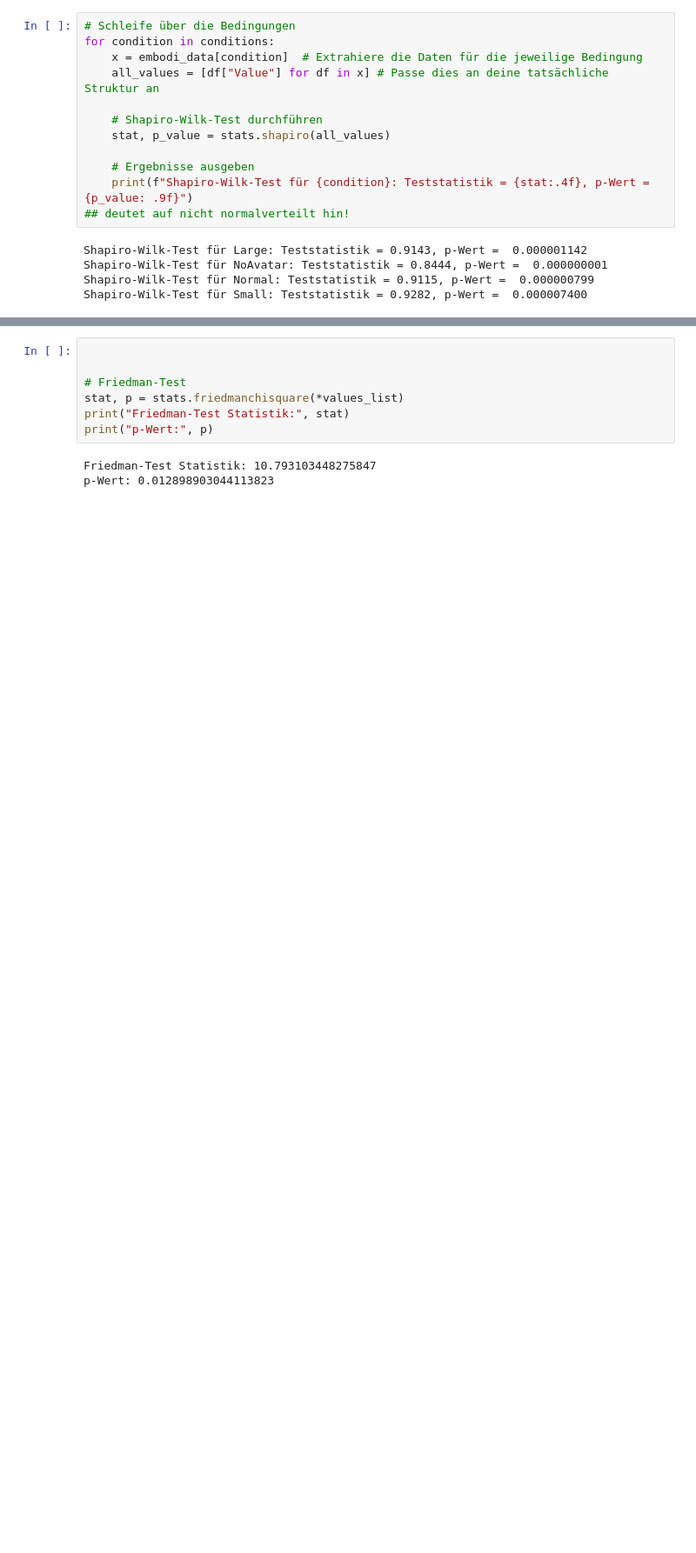
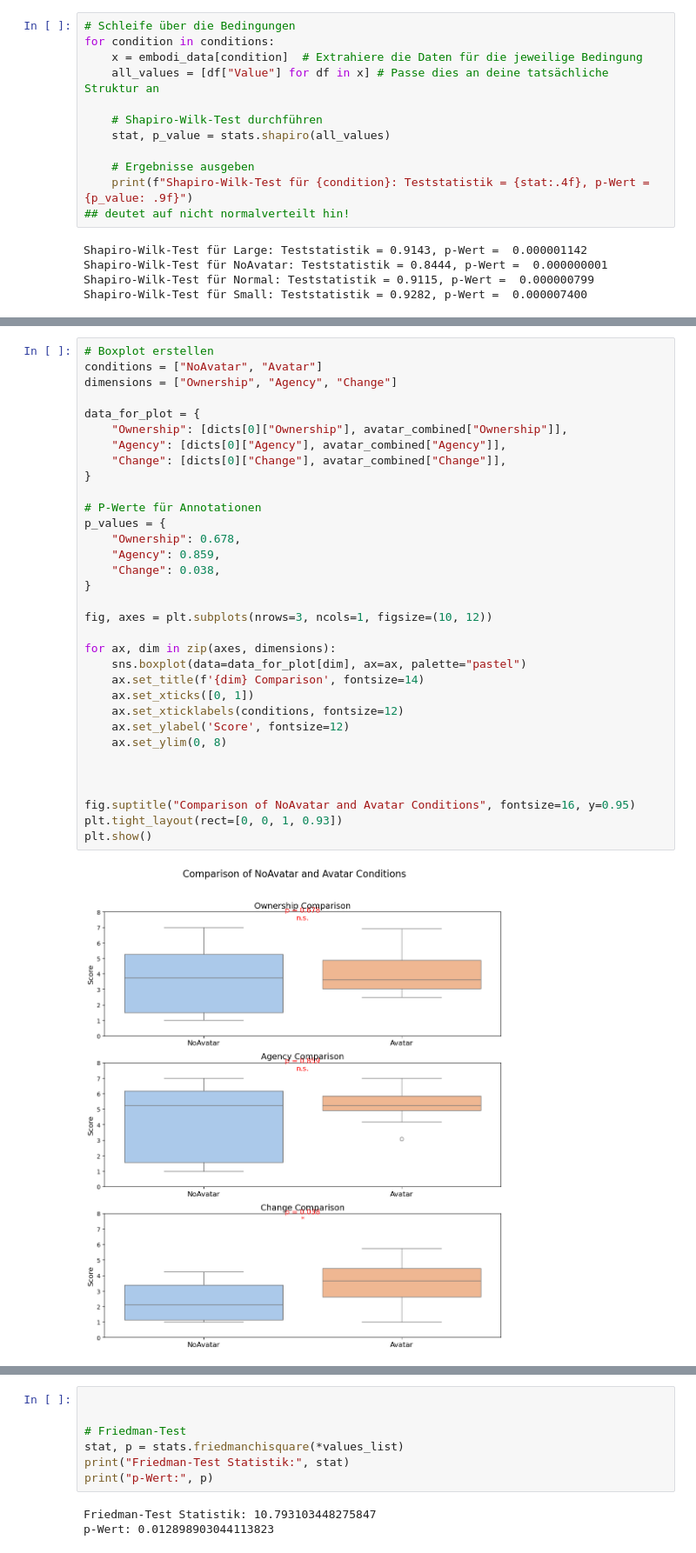
Before and after one commit to Gregor1597/Master_Thesis, a Jupyter notebook: Analysis/MainQuestionaire.ipynb, the cells around one changed output, grey strips where cells are left out. Shown at 87% size. Cells and saved outputs as stored; diff of their text form; blank space fills up the shorter version.

```diff
--- a/Analysis/MainQuestionaire.ipynb
+++ b/Analysis/MainQuestionaire.ipynb
@@ -126,3 +207,38 @@ Shapiro-Wilk-Test für Small: Teststatistik = 0.9282, p-Wert =  0.000007400
+# %%
+# Boxplot erstellen
+conditions = ["NoAvatar", "Avatar"]
+dimensions = ["Ownership", "Agency", "Change"]
+
+data_for_plot = {
+    "Ownership": [dicts[0]["Ownership"], avatar_combined["Ownership"]],
+    "Agency": [dicts[0]["Agency"], avatar_combined["Agency"]],
+    "Change": [dicts[0]["Change"], avatar_combined["Change"]],
+}
+
+# P-Werte für Annotationen
+p_values = {
+    "Ownership": 0.678,
+    "Agency": 0.859,
+    "Change": 0.038,
+}
+
+fig, axes = plt.subplots(nrows=3, ncols=1, figsize=(10, 12))
+
+for ax, dim in zip(axes, dimensions):
+    sns.boxplot(data=data_for_plot[dim], ax=ax, palette="pastel")
+    ax.set_title(f'{dim} Comparison', fontsize=14)
+    ax.set_xticks([0, 1])
+    ax.set_xticklabels(conditions, fontsize=12)
+    ax.set_ylabel('Score', fontsize=12)
+    ax.set_ylim(0, 8)
+
+
+
+fig.suptitle("Comparison of NoAvatar and Avatar Conditions", fontsize=16, y=0.95)
+plt.tight_layout(rect=[0, 0, 1, 0.93])
+plt.show()
+# %% [output]
+[figure, added]
 # %%
 values_list = []
 
```
Also changed, not shown: parts of 16 cells of this notebook, 1 other file.
